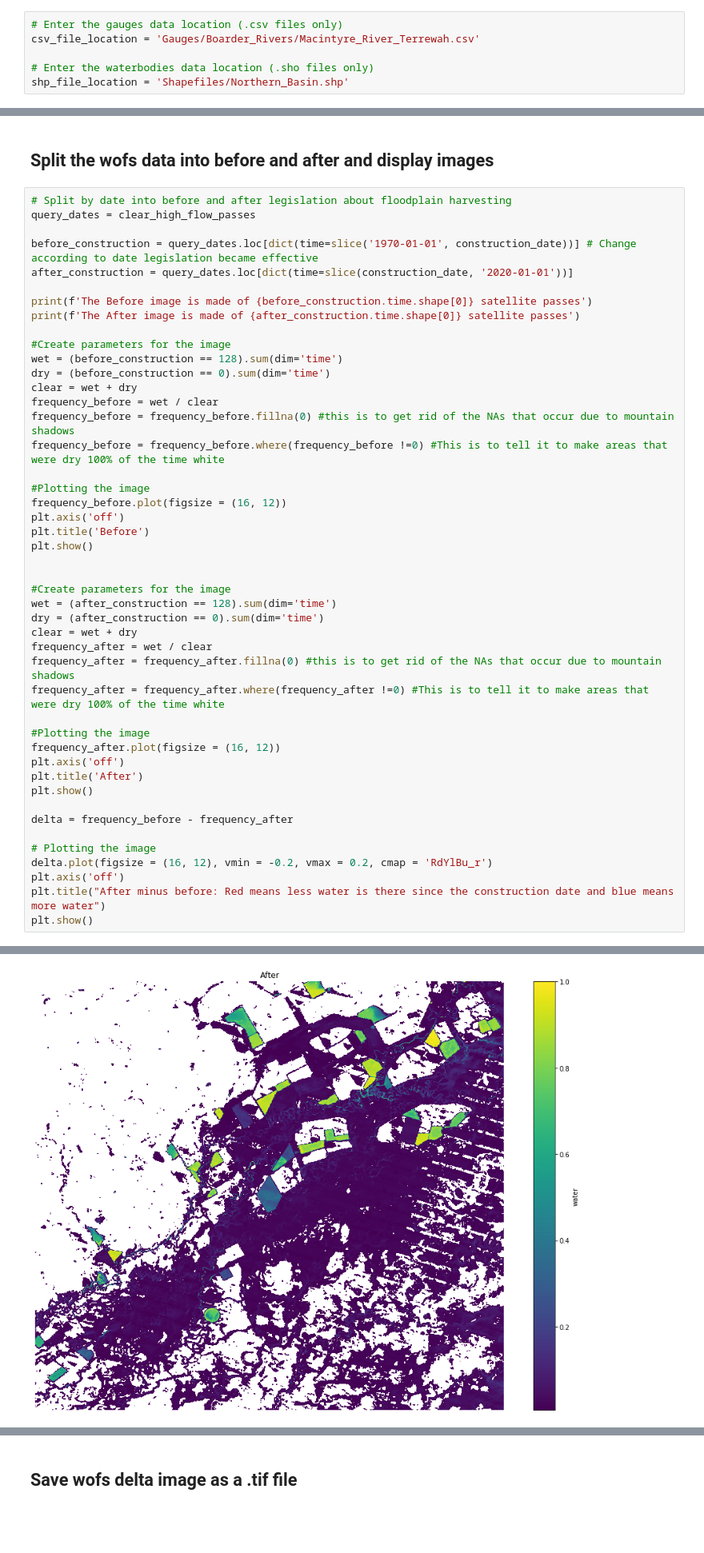
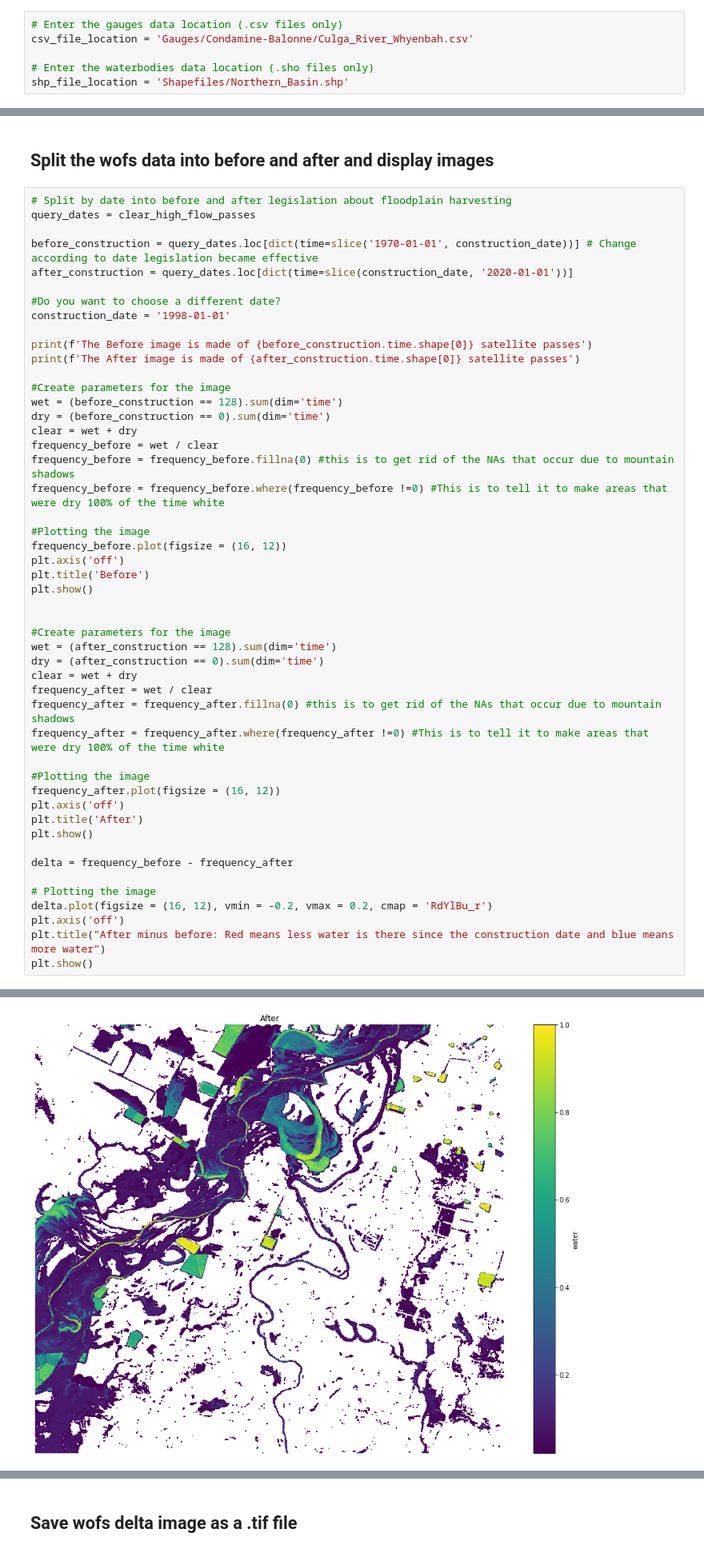
Before and after one commit to katedugdale/OzEWEX, a Jupyter notebook: Hydrodynamics.ipynb, the cells around one changed output, grey strips where cells are left out. Shown at 80% size. Saved outputs shown, nothing was run; the diff lists cells and outputs as text; blank space fills up the shorter version.

```diff
--- a/Hydrodynamics.ipynb
+++ b/Hydrodynamics.ipynb
@@ -34,7 +34,7 @@ dc = datacube.Datacube()
 Select a gauge from the 'Gauges' folder that is representitve of the catchment you are looking at. Then enter the shapefile containing the waterbodies.
 # %%
 # Enter the gauges data location (.csv files only)
-csv_file_location = 'Gauges/Boarder_Rivers/Macintyre_River_Terrewah.csv'
+csv_file_location = 'Gauges/Condamine-Balonne/Culga_River_Whyenbah.csv'
 
 # Enter the waterbodies data location (.sho files only)
 shp_file_location = 'Shapefiles/Northern_Basin.shp'
@@ -192,6 +209,9 @@ query_dates = clear_high_flow_passes
 
 before_construction = query_dates.loc[dict(time=slice('1970-01-01', construction_date))] # Change according to date legislation became effective
 after_construction = query_dates.loc[dict(time=slice(construction_date, '2020-01-01'))]
+
+#Do you want to choose a different date?
+construction_date = '1998-01-01'
 
 print(f'The Before image is made of {before_construction.time.shape[0]} satellite passes')
 print(f'The After image is made of {after_construction.time.shape[0]} satellite passes')
@@ -239 +259 @@ The After image is made of 181 satellite passes
-[figure, old version]
+[figure, new version]
```
Also changed, not shown: parts of 9 cells of this notebook, 19 other files.
